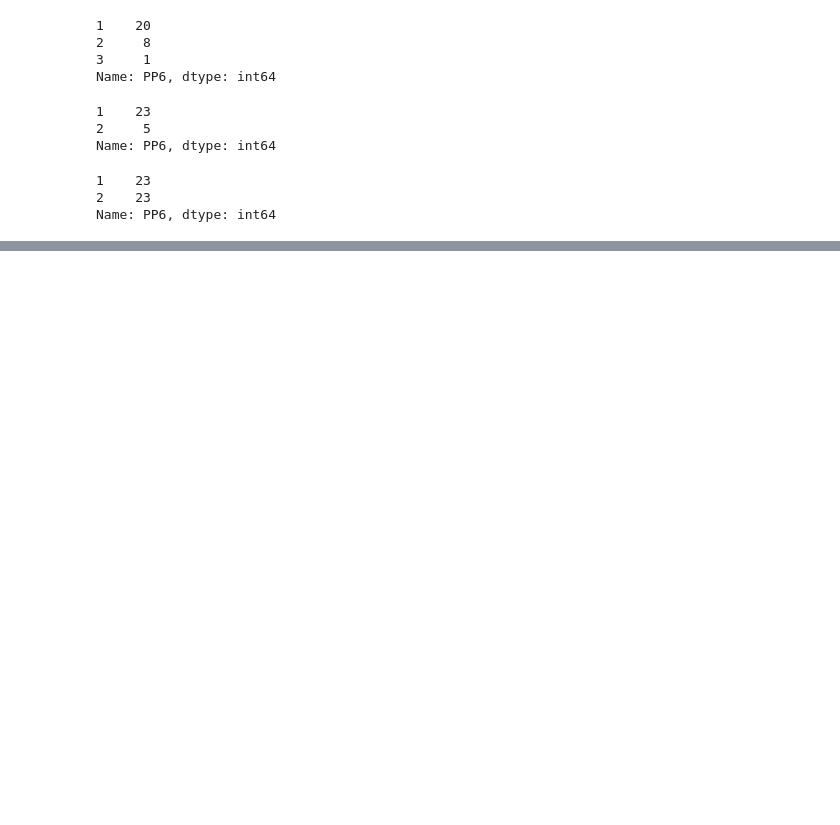
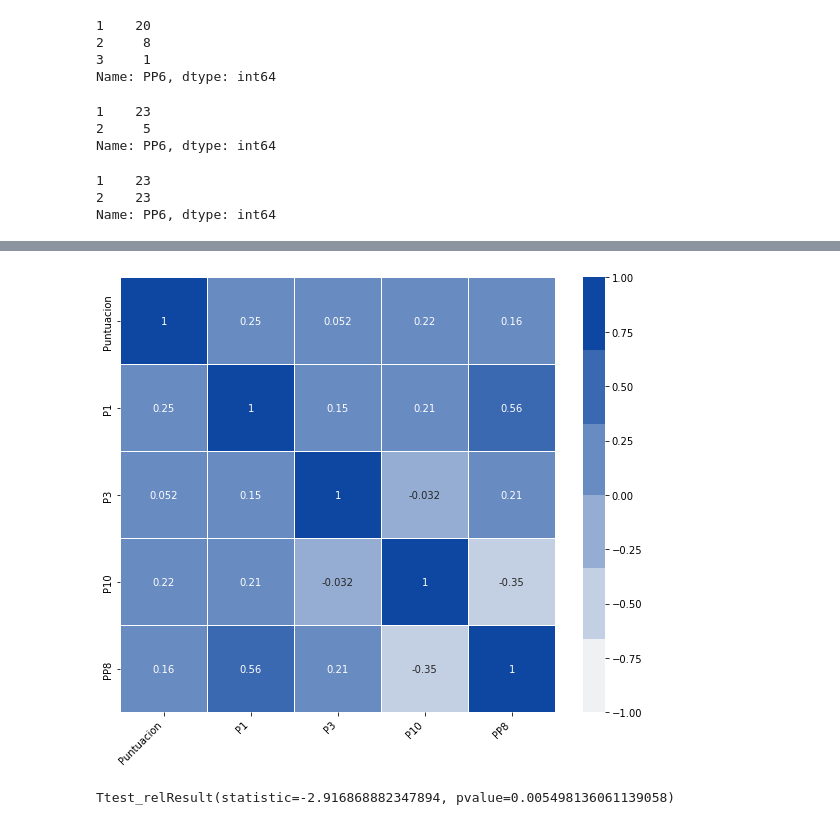
Before and after one commit to jaquimbayoc7/ProyeccionSocialAdultos, a Jupyter notebook: AnalisisPrePostest.ipynb, the cells around one changed output, grey strips where cells are left out. Drawn from its saved outputs; the diff is of its cells as text; code cells hidden in the pictures; blank space fills up the shorter version.

```diff
--- a/AnalisisPrePostest.ipynb
+++ b/AnalisisPrePostest.ipynb
@@ -67,6 +79,31 @@ def grafCor(matriz):
 def camEncab(df, listaN):
     df.columns = listaN
     return df
+
+##Función para Normalizar
+def normaData(df):
+    valores = df.values
+    scaler = MinMaxScaler(feature_range=(0, 1))
+    scaler = scaler.fit(valores)
+
+    pd.DataFrame(np.vstack((scaler.data_min_, scaler.data_max_)),
+             index=['Min', 'Max'],
+             columns=df.columns)
+
+    normalizados = scaler.transform(valores)
+    df_norm = pd.DataFrame(normalizados,
+                       index=df.index,
+                       columns=df.columns)
+    return df_norm
+
+##Correlacion tidy
+def tidy_corr_matrix(corr_mat):
+    corr_mat = corr_mat.stack().reset_index()
+    corr_mat.columns = ['variable_1','variable_2','r']
+    corr_mat = corr_mat.loc[corr_mat['variable_1'] != corr_mat['variable_2'], :]
+    corr_mat['abs_r'] = np.abs(corr_mat['r'])
+    corr_mat = corr_mat.sort_values('abs_r', ascending=False)
+    return(corr_mat)
 # %% [markdown]
 ## Paso 2: Importar la data
 # %%
@@ -1044,0 +1129,5 @@ dfFinalPos.PP6.value_counts()
+# %%
+dfPosN = dfPosN.drop(['P4','P5','P7','P8','P9','PP5','PP6','PP7','P2','P6'],axis=1)
+grafCor(dfPosN.corr(method='spearman'))
+# %% [output]
+[figure, added]
@@ -1044,0 +1137,18 @@ dfFinalPos.PP6.value_counts()
+# %%
+##crear el dataframe con los valores de notafinal del pretest y postest
+"""
+La prueba t pareada/dependiente examina si existe una diferencia estadísticamente significativa
+entre las medias de la población subyacente de dos mediciones dependientes.
+
+Para ilustrar, las mediciones se toman del mismo sujeto/objeto, por lo que son dependientes.
+En otras palabras, una medida proporciona información sobre otra, por lo que podemos inferir los datos basándonos en una medida.
+"""
+dataTest = pd.concat([dfFinalPre['Puntuacion'], dfFinalPos['Puntuacion']], axis=1)
+
+dataTest = camEncab(dataTest, ['PuntuacionPre','PuntuacionPost'])
+
+resultados = stats.ttest_rel(dataTest['PuntuacionPre'], dataTest['PuntuacionPost'])
+
+resultados
+# %% [output]
+Ttest_relResult(statistic=-2.916868882347894, pvalue=0.005498136061139058)
```
Also changed, not shown: parts of 38 cells of this notebook.
